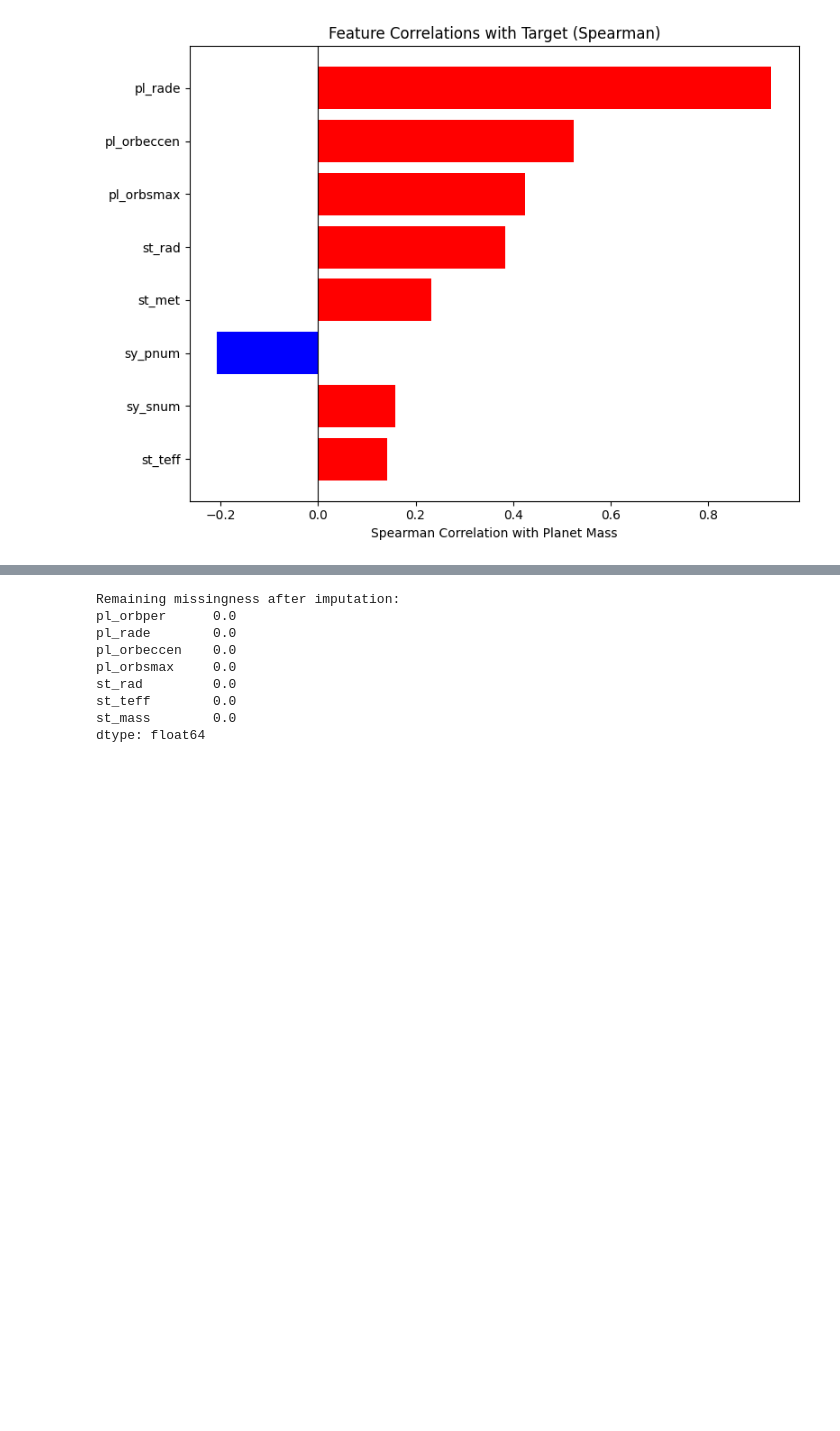
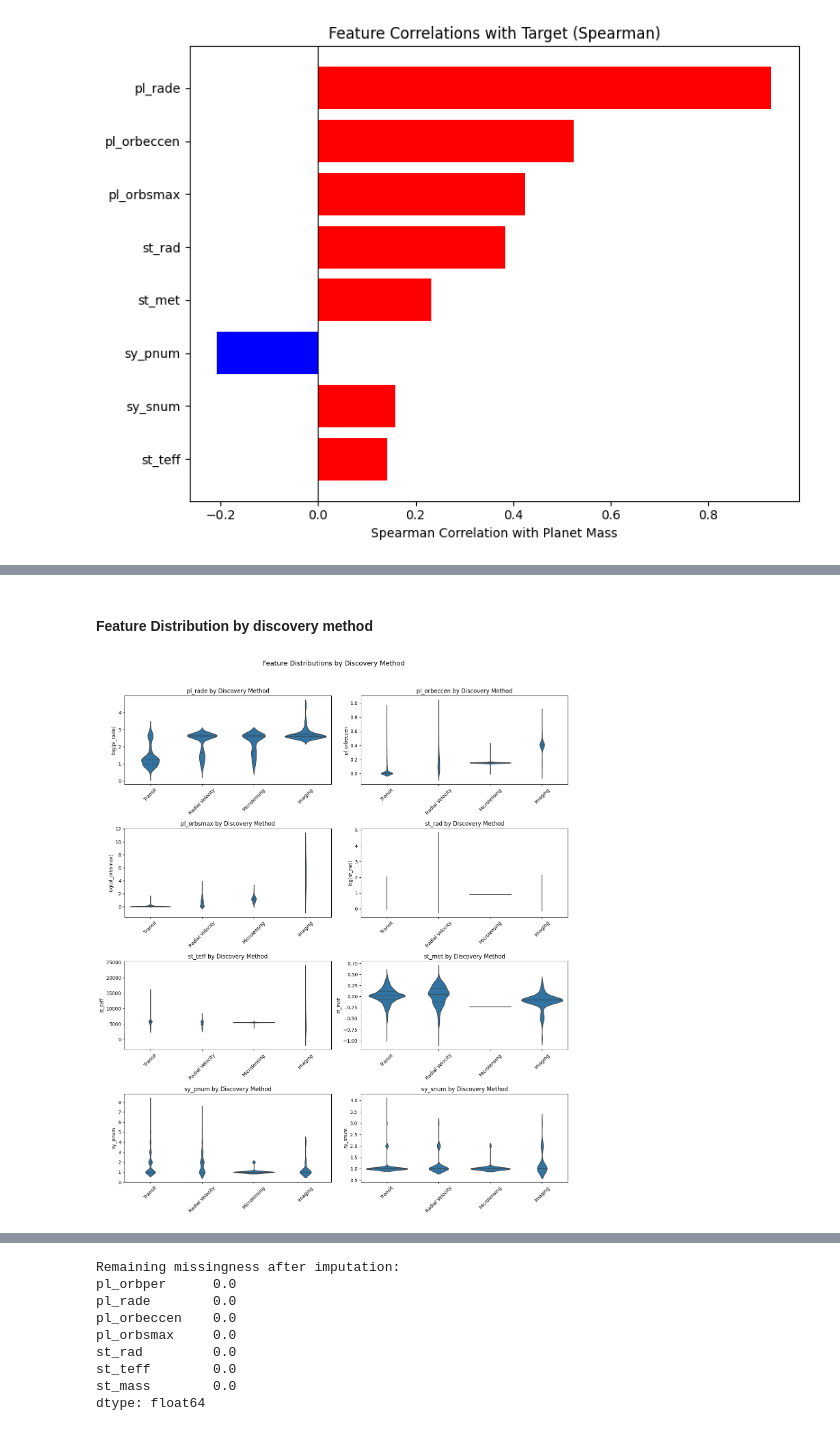
Before and after one commit to varun-pradhan-117/MassPrediction-OOD-Evaluation-NASAExoArchive, a Jupyter notebook: notebooks/Exoplanet_Mass_OOD.ipynb, the cells around one changed output, grey strips where cells are left out. Cells and saved outputs as stored; diff of their text form; code cells hidden in the pictures; blank space fills up the shorter version.

```diff
--- a/notebooks/Exoplanet_Mass_OOD.ipynb
+++ b/notebooks/Exoplanet_Mass_OOD.ipynb
@@ -203,0 +233,34 @@ of tree-based models that can capture non-linear relationships without assuming
+# %% [markdown]
+#### Feature Distribution by discovery method
+# %%
+fig, axes = plt.subplots(4, 2, figsize=(14, 16))
+axes = axes.flatten()
+
+log_features = ['pl_orbsmax', 'st_rad', 'pl_rade']
+
+for i, feature in enumerate(final_features):
+    subset = planets[planets['discoverymethod'].isin(major_methods)].copy()
+    if feature in log_features:
+        subset[feature] = np.log1p(subset[feature])
+        ylabel = f'log({feature})'
+    else:
+        ylabel = feature
+
+    sns.violinplot(
+        data=subset,
+        x='discoverymethod',
+        y=feature,
+        ax=axes[i],
+        order=major_methods,
+        inner='quartile'
+    )
+    axes[i].set_title(f'{feature} by Discovery Method')
+    axes[i].set_ylabel(ylabel)
+    axes[i].set_xlabel('')
+    axes[i].tick_params(axis='x', rotation=45)
+
+plt.suptitle("Feature Distributions by Discovery Method", y=1.02, fontsize=14)
+plt.tight_layout()
+plt.show()
+# %% [output]
+[figure, added]
```
Also changed, not shown: parts of 23 cells of this notebook.
